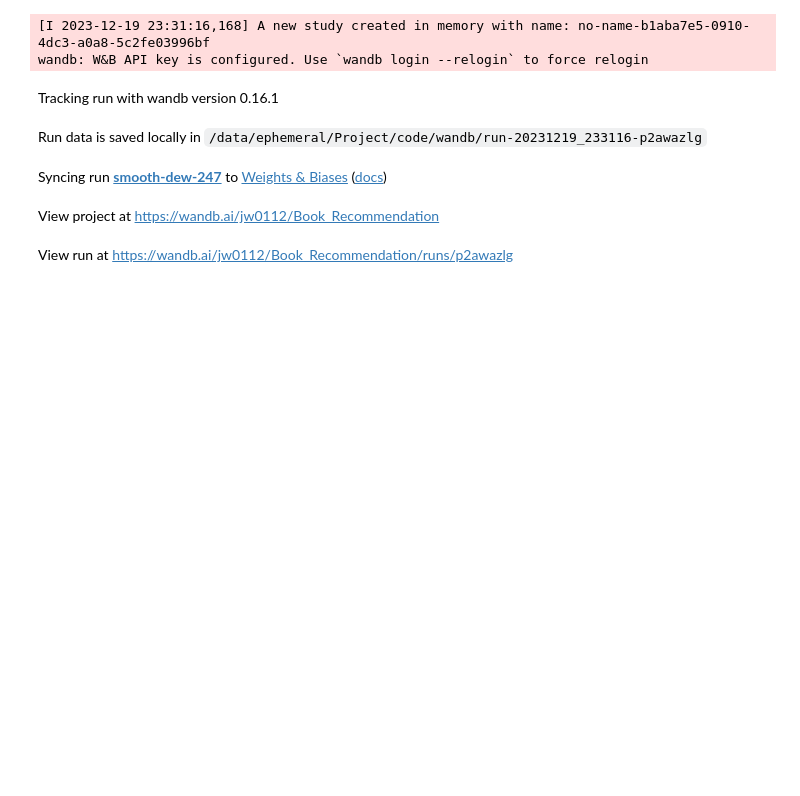
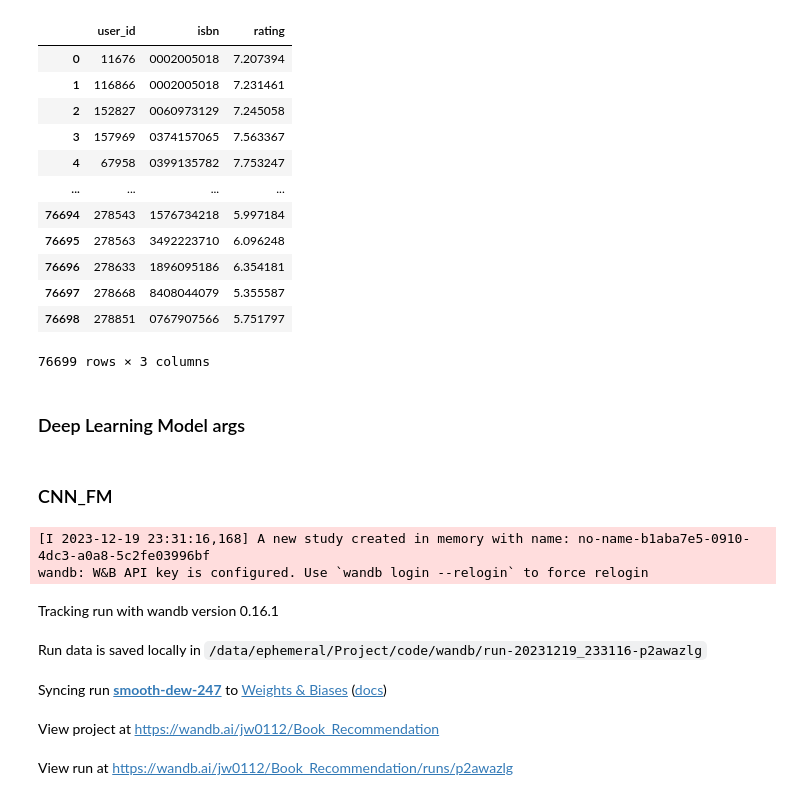
Before and after one commit to boostcampaitech6/level1-bookratingprediction-recsys-06, a Jupyter notebook: Model.ipynb, the cells around one changed output. Cells and saved outputs as stored; diff of their text form; code cells hidden in the pictures; blank space fills up the shorter version.

```diff
--- a/DL_Models.ipynb
+++ b/Model.ipynb
@@ -160,0 +803,4 @@ def objective_CNN_FM(trial : Trial, dataset) :
+# %%
+X_train, X_valid, y_train, y_valid = train_test_split(train_df.drop(columns = 'rating'), train_df['rating'],
+                                                      test_size = 0.05, random_state = SEED)
+print(X_train.shape, y_train.shape, X_valid.shape, y_valid.shape)
@@ -160,0 +1053,19 @@ def objective_CNN_FM(trial : Trial, dataset) :
+# %%
+test_ratings['rating'] = (pred_df['pred_0'] + pred_df['pred_1'] + pred_df['pred_2'] + pred_df['pred_3'] + pred_df['pred_4'] +
+                          pred_df['pred_5'] + pred_df['pred_6'] + pred_df['pred_7'] + pred_df['pred_8'] + pred_df['pred_9']) / 10
+submit = test_ratings[['user_id', 'isbn', 'rating']]
+submit
+# %% [output]
+|  | user_id | isbn | rating |
+| 0 | 11676 | 0002005018 | 7.207394 |
+| 1 | 116866 | 0002005018 | 7.231461 |
+| 2 | 152827 | 0060973129 | 7.245058 |
+| 3 | 157969 | 0374157065 | 7.563367 |
+| 4 | 67958 | 0399135782 | 7.753247 |
+| ... | ... | ... | ... |
+| 76694 | 278543 | 1576734218 | 5.997184 |
+| 76695 | 278563 | 3492223710 | 6.096248 |
+| 76696 | 278633 | 1896095186 | 6.354181 |
+| 76697 | 278668 | 8408044079 | 5.355587 |
+| 76698 | 278851 | 0767907566 | 5.751797 |
+76699 rows × 3 columns
@@ -160,0 +1077,2 @@ def objective_CNN_FM(trial : Trial, dataset) :
+# %% [markdown]
+### Deep Learning Model args
@@ -160,0 +1125,2 @@ def objective_CNN_FM(trial : Trial, dataset) :
+# %% [markdown]
+### CNN_FM
```
Also changed, not shown: parts of 89 cells of this notebook, 14 other files.
